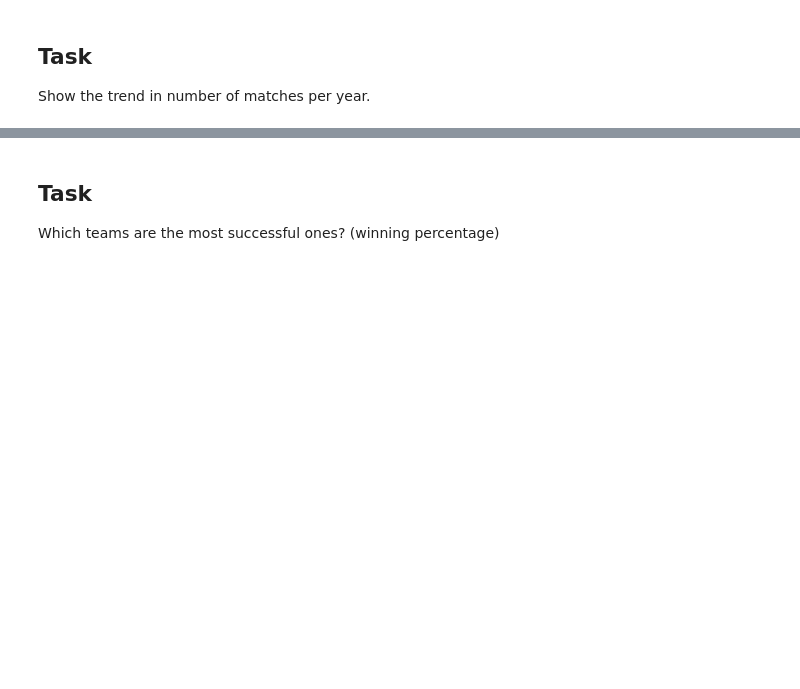
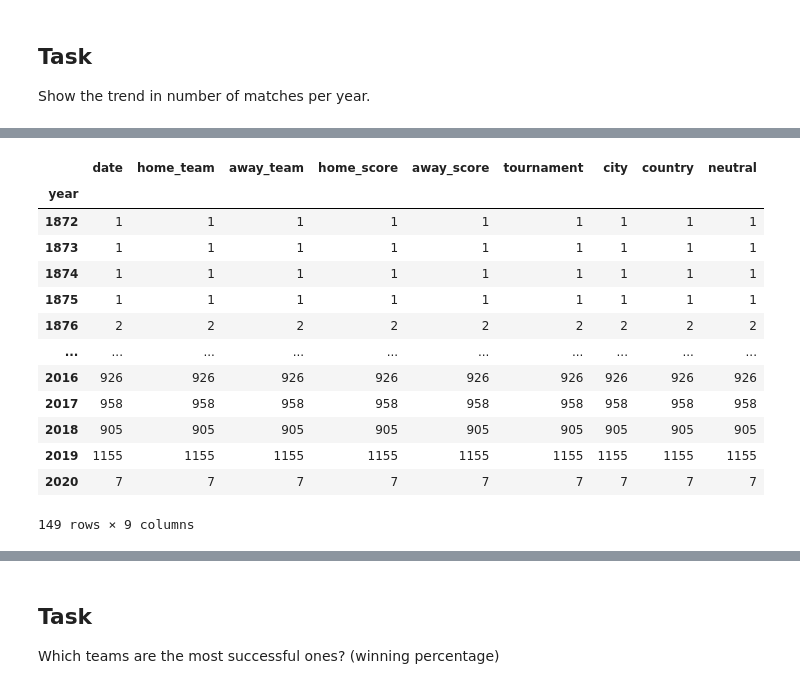
Before and after one commit to emilebilodeau/Sports-Analytics, a Jupyter notebook: soccer_visualization/soccer_dataviz.ipynb, the cells around one changed output, grey strips where cells are left out. Saved outputs shown, nothing was run; the diff lists cells and outputs as text; code cells hidden in the pictures; blank space fills up the shorter version.

```diff
--- a/soccer_visualization/soccer_dataviz.ipynb
+++ b/soccer_visualization/soccer_dataviz.ipynb
@@ -181,0 +227,18 @@ Show the trend in number of matches per year.
+# %%
+Q3 = df.groupby(by='year').count()
+Q3
+# %% [output]
+|  | date | home_team | away_team | home_score | away_score | tournament | city | country | neutral |
+| year |  |  |  |  |  |  |  |  |  |
+| 1872 | 1 | 1 | 1 | 1 | 1 | 1 | 1 | 1 | 1 |
+| 1873 | 1 | 1 | 1 | 1 | 1 | 1 | 1 | 1 | 1 |
+| 1874 | 1 | 1 | 1 | 1 | 1 | 1 | 1 | 1 | 1 |
+| 1875 | 1 | 1 | 1 | 1 | 1 | 1 | 1 | 1 | 1 |
+| 1876 | 2 | 2 | 2 | 2 | 2 | 2 | 2 | 2 | 2 |
+| ... | ... | ... | ... | ... | ... | ... | ... | ... | ... |
+| 2016 | 926 | 926 | 926 | 926 | 926 | 926 | 926 | 926 | 926 |
+| 2017 | 958 | 958 | 958 | 958 | 958 | 958 | 958 | 958 | 958 |
+| 2018 | 905 | 905 | 905 | 905 | 905 | 905 | 905 | 905 | 905 |
+| 2019 | 1155 | 1155 | 1155 | 1155 | 1155 | 1155 | 1155 | 1155 | 1155 |
+| 2020 | 7 | 7 | 7 | 7 | 7 | 7 | 7 | 7 | 7 |
+149 rows × 9 columns
```
Also changed, not shown: parts of 15 cells of this notebook.
